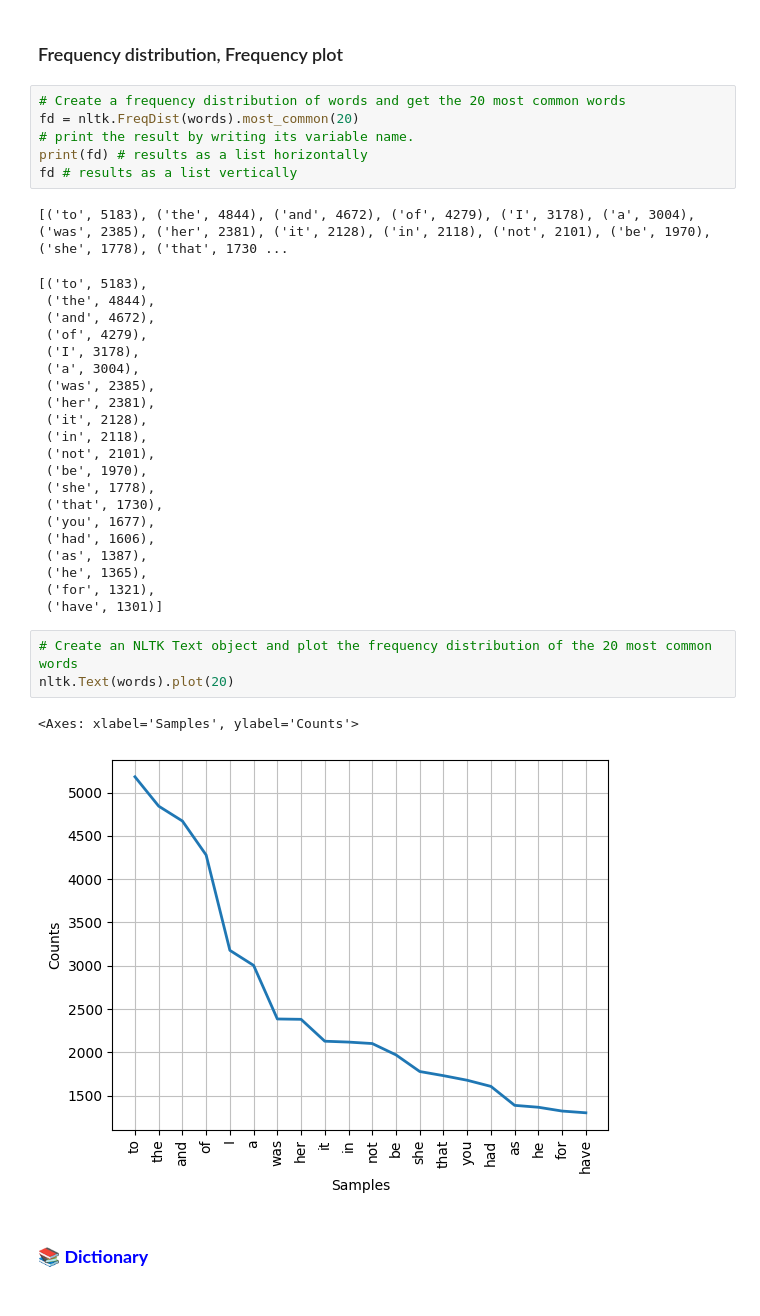
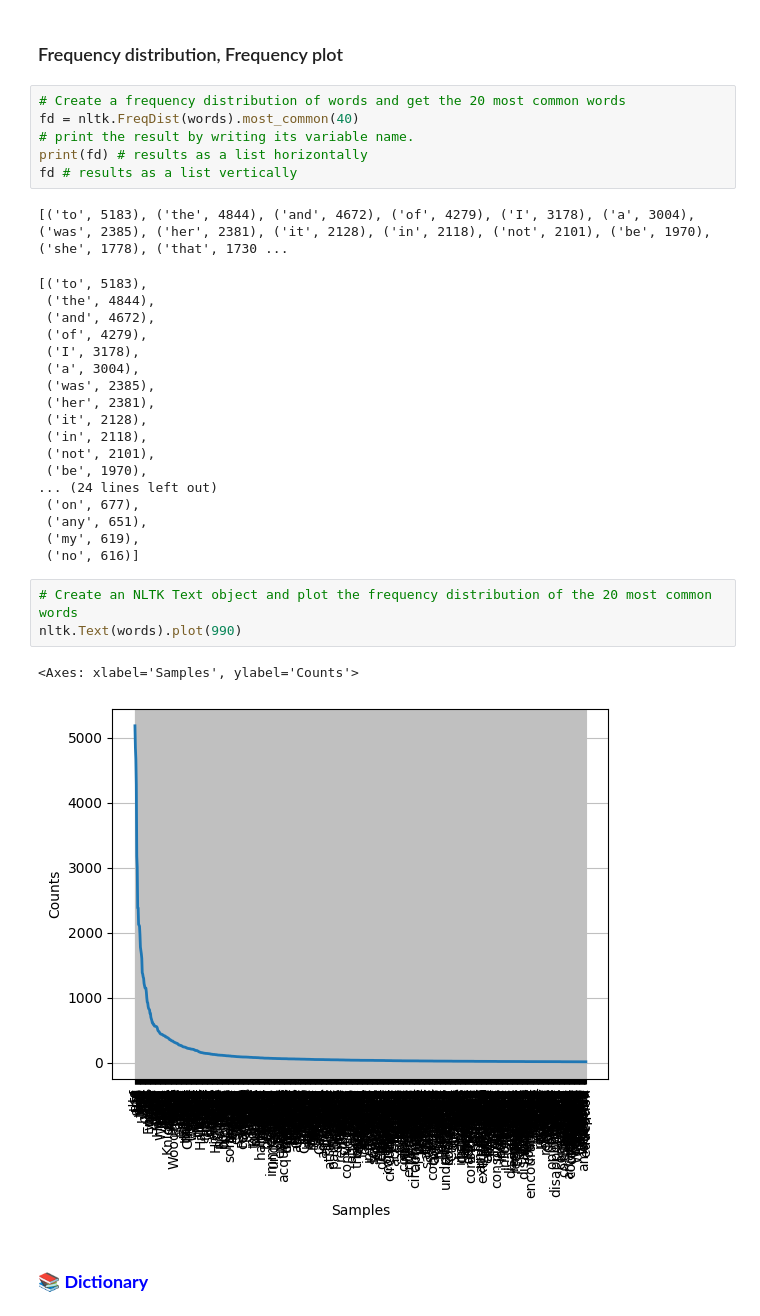
Before and after one commit to kdh0504/NLP_2024, a Jupyter notebook: 11_moreonnlp.ipynb, the cells around one changed output. Drawn from its saved outputs; the diff is of its cells as text.

```diff
--- a/11_moreonnlp.ipynb
+++ b/11_moreonnlp.ipynb
@@ -332,7 +336,7 @@ there_was said_in as_could think_was as_felt that_was which_had
 ### Frequency distribution, Frequency plot
 # %%
 # Create a frequency distribution of words and get the 20 most common words
-fd = nltk.FreqDist(words).most_common(20)
+fd = nltk.FreqDist(words).most_common(40)
 # print the result by writing its variable name.
 print(fd) # results as a list horizontally
 fd # results as a list vertically
@@ -350,20 +354,17 @@ fd # results as a list vertically
  ('in', 2118),
  ('not', 2101),
  ('be', 1970),
- ('she', 1778),
- ('that', 1730),
- ('you', 1677),
- ('had', 1606),
- ('as', 1387),
- ('he', 1365),
- ('for', 1321),
- ('have', 1301)]
+... (24 lines left out)
+ ('on', 677),
+ ('any', 651),
+ ('my', 619),
+ ('no', 616)]
 # %%
 # Create an NLTK Text object and plot the frequency distribution of the 20 most common words
-nltk.Text(words).plot(20)
+nltk.Text(words).plot(990)
 # %% [output]
 <Axes: xlabel='Samples', ylabel='Counts'>
-[figure, old version]
+[figure, new version]
 # %% [markdown]
 ### 📚<font color ='blue'> **Dictionary**
 # %%
```
Also changed, not shown: parts of 6 cells of this notebook.
